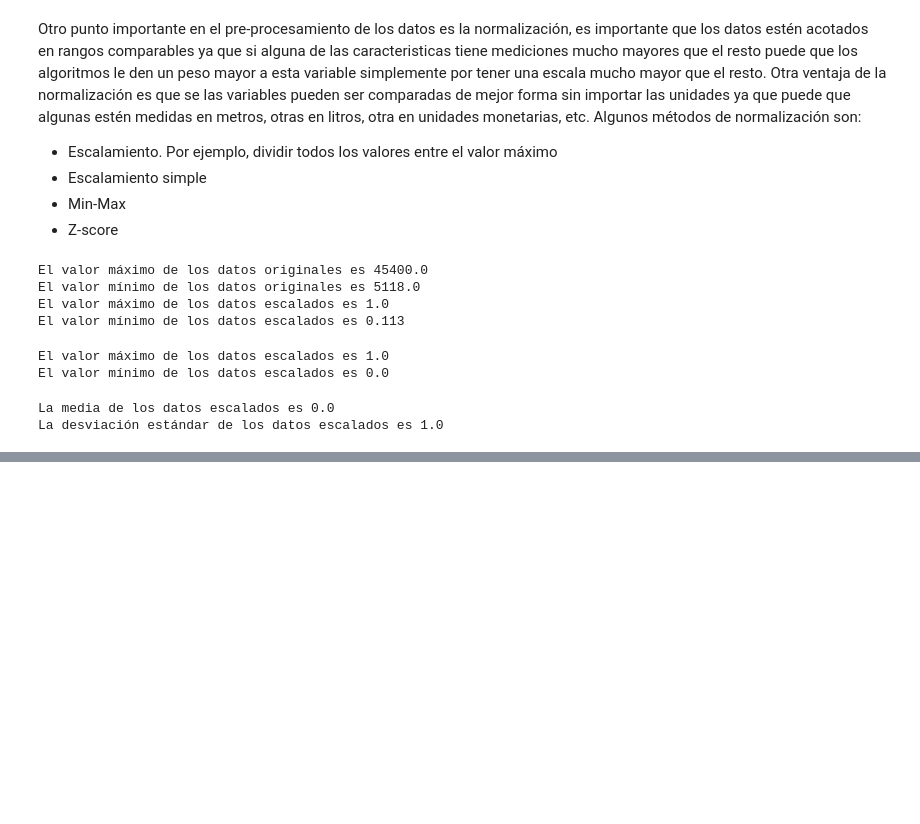
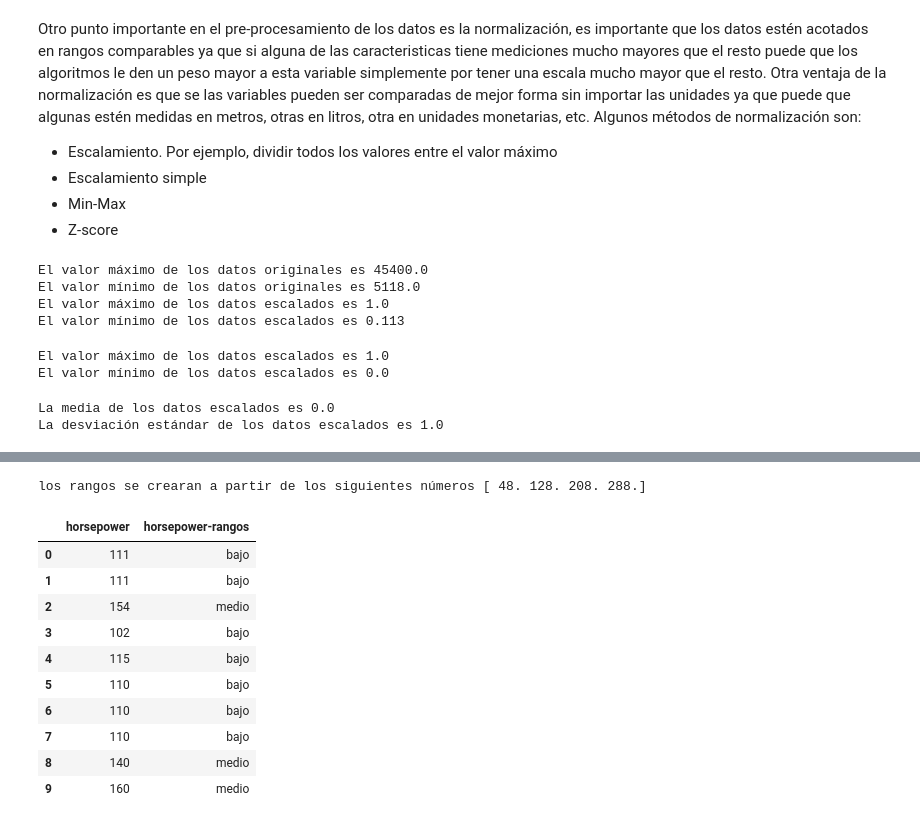
Before and after one commit to PosgradoMNA/actividades-de-aprendizaje-algaher0805, a Jupyter notebook: curso2_módulo2.ipynb, the cells around one changed output, grey strips where cells are left out. Drawn from its saved outputs; the diff is of its cells as text; code cells hidden in the pictures; blank space fills up the shorter version.

```diff
--- a/curso2_módulo2.ipynb
+++ b/curso2_módulo2.ipynb
@@ -203,0 +234,22 @@ La desviación estándar de los datos escalados es 1.0
+# %%
+#creamos 3 ranggos, en la función ponemos 4 como argumento ya que necesitamos el número inferior del primer rango
+grupos = np.linspace(df['horsepower'].min(), df['horsepower'].max(), 4)
+print("los rangos se crearan a partir de los siguientes números", grupos)
+grupos_nombres = ['bajo', 'medio', 'alto']
+#con la función cut de pandas creamos una nueva variable que cambiará los valores a su rango correspondiente
+df['horsepower-rangos'] = pd.cut(df['horsepower'], grupos, labels=grupos_nombres, include_lowest=True )
+#Imprimimos la variable original y la variable con los tangos para ver la diferencia
+df[['horsepower','horsepower-rangos']].head(10)
+# %% [output]
+los rangos se crearan a partir de los siguientes números [ 48. 128. 208. 288.]
+|  | horsepower | horsepower-rangos |
+| 0 | 111 | bajo |
+| 1 | 111 | bajo |
+| 2 | 154 | medio |
+| 3 | 102 | bajo |
+| 4 | 115 | bajo |
+| 5 | 110 | bajo |
+| 6 | 110 | bajo |
+| 7 | 110 | bajo |
+| 8 | 140 | medio |
+| 9 | 160 | medio |
```
Also changed, not shown: parts of 5 cells of this notebook.
